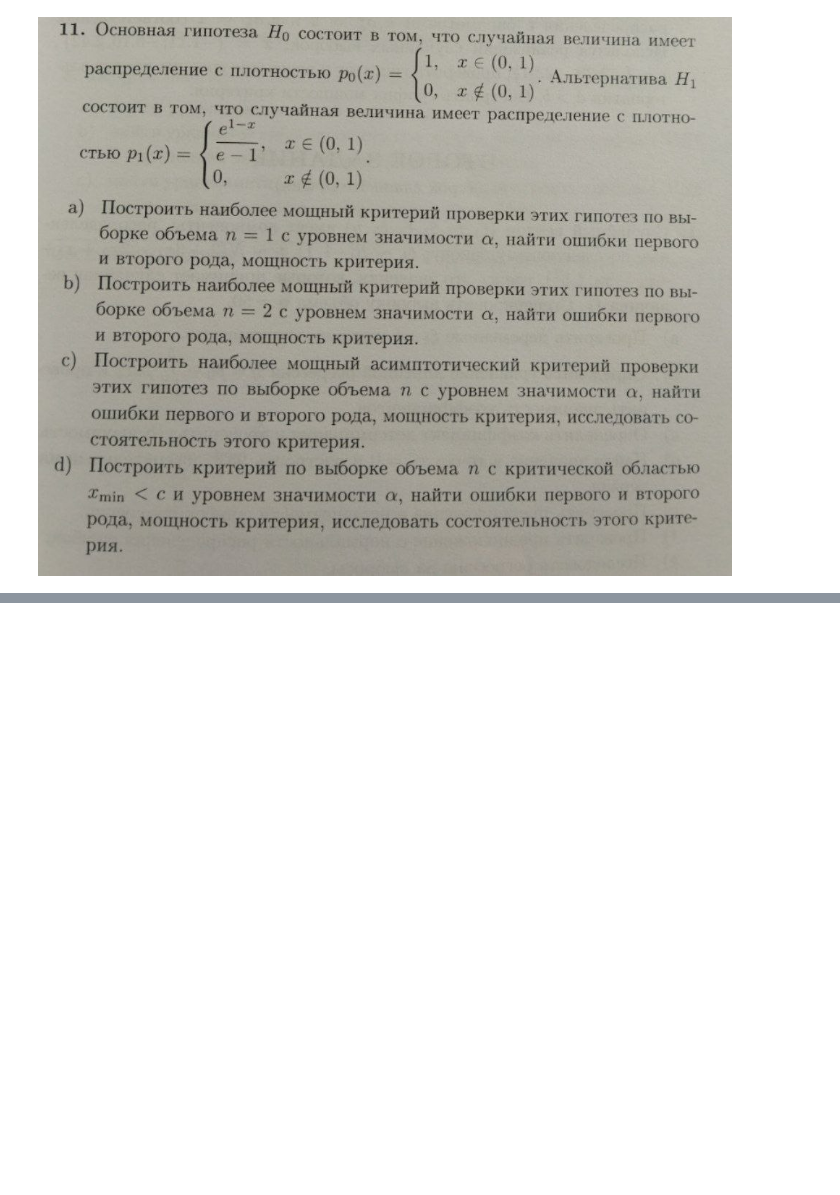
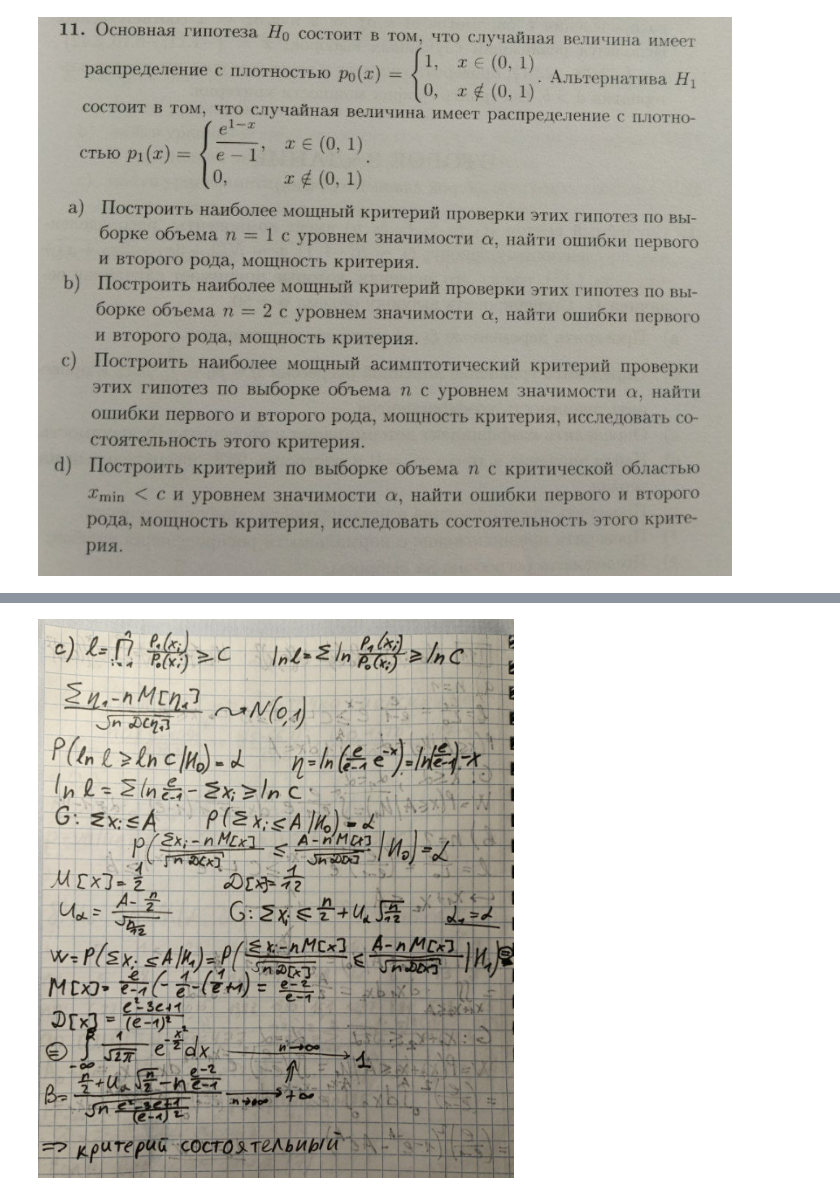
Before and after one commit to Salnikova-Lida/Math_stat_2025_spring, a Jupyter notebook: assignment_1/task11.ipynb, the cells around one changed output, grey strips where cells are left out. Cells and saved outputs as stored; diff of their text form; code cells hidden in the pictures; blank space fills up the shorter version.

```diff
--- a/assignment_1/task11.ipynb
+++ b/assignment_1/task11.ipynb
@@ -6,0 +11,4 @@ Image("images/photo_5350494331657645208_y.jpg")
+# %%
+Image("images/photo_5467848729563363438_y.jpg")
+# %% [output]
+[figure, added]
```
Also changed, not shown: parts of 2 cells of this notebook, 10 other files.
